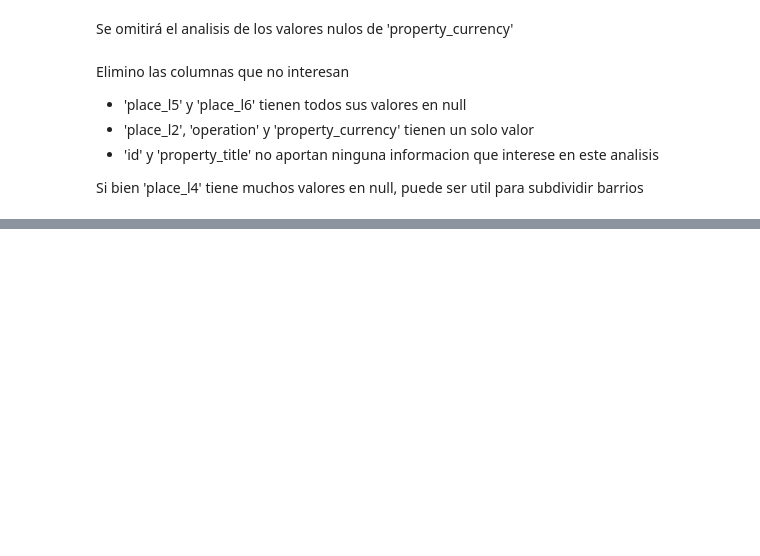
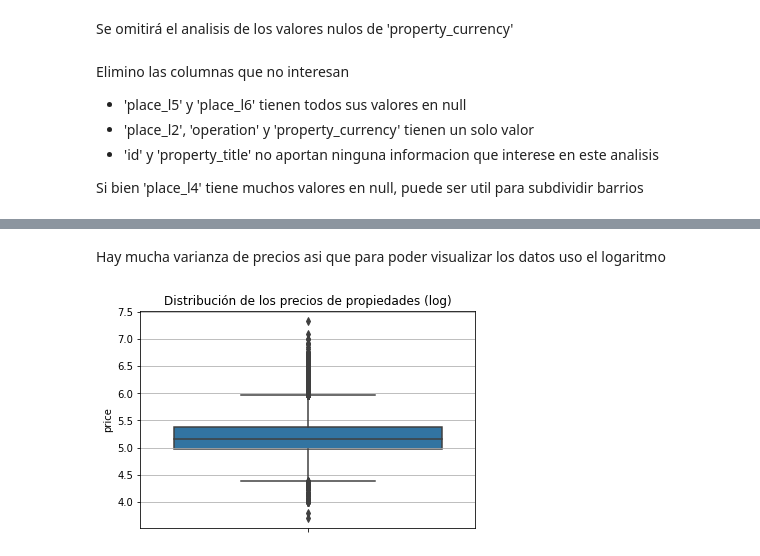
Before and after one commit to FranFiuba/7506R-2C2022-GRUPO02, a Jupyter notebook: 7506R_TP1_GRUPO02_ENTREGA.ipynb, the cells around one changed output, grey strips where cells are left out. Drawn from its saved outputs; the diff is of its cells as text; code cells hidden in the pictures; blank space fills up the shorter version.

```diff
--- a/7506R_TP1_GRUPO02_ENTREGA.ipynb
+++ b/7506R_TP1_GRUPO02_ENTREGA.ipynb
@@ -282,0 +347,10 @@ properati_df.groupby('property_type')['property_price'].agg([np.mean, np.median]
+# %% [markdown]
+Hay mucha varianza de precios asi que para poder visualizar los datos uso el logaritmo
+# %%
+plt.grid(True)
+price_log = np.log10(properati_train['price'])
+sns.boxplot(y=price_log)
+plt.title("Distribución de los precios de propiedades (log)")
+plt.show()
+# %% [output]
+[figure, added]
```
Also changed, not shown: parts of 410 cells of this notebook.
